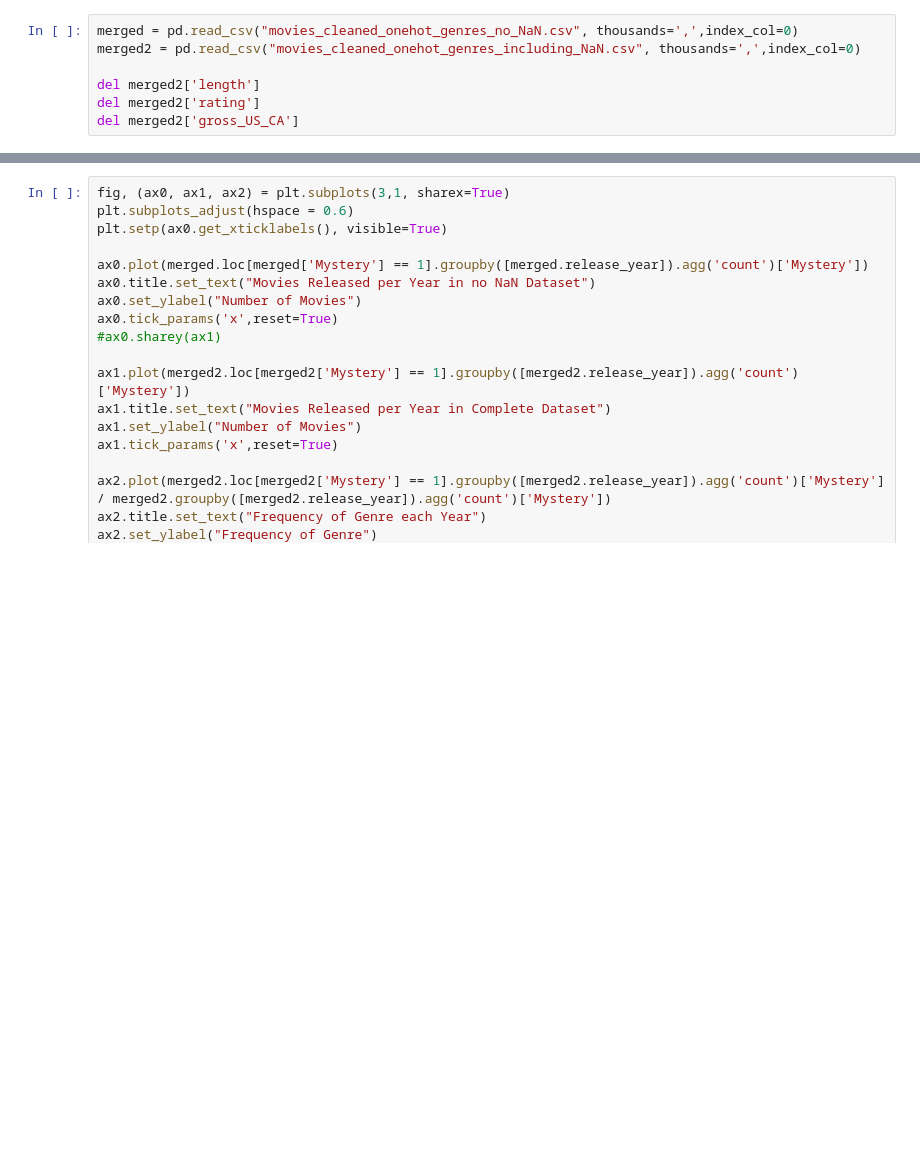
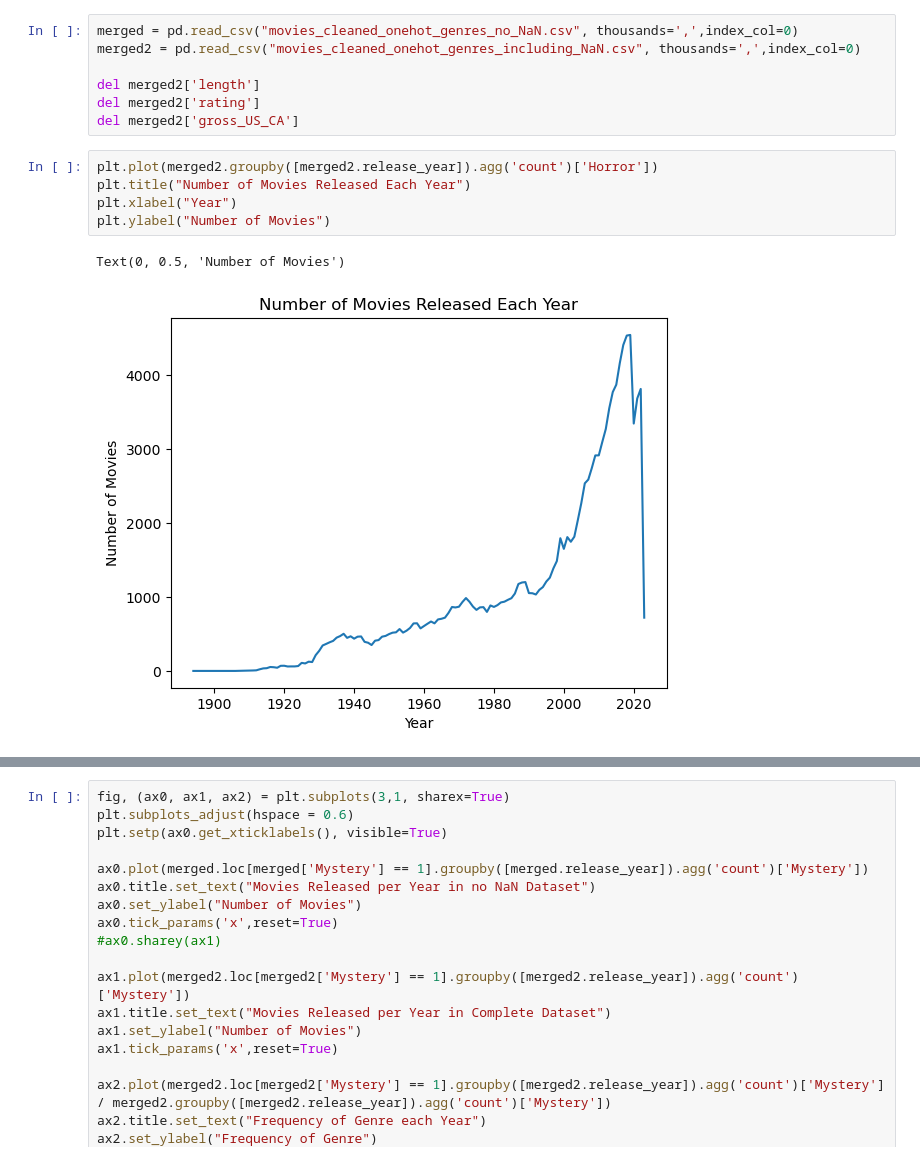
Before and after one commit to Hodgdonc/COS_482_Project, a Jupyter notebook: genre_graphs_final.ipynb, the cells around one changed output, grey strips where cells are left out. Cells and saved outputs as stored; diff of their text form; blank space fills up the shorter version.

```diff
--- a/genre_graphs_final.ipynb
+++ b/genre_graphs_final.ipynb
@@ -8,3 +8,11 @@ merged2 = pd.read_csv("movies_cleaned_onehot_genres_including_NaN.csv", thousand
 del merged2['length']
 del merged2['rating']
 del merged2['gross_US_CA']
+# %%
+plt.plot(merged2.groupby([merged2.release_year]).agg('count')['Horror'])
+plt.title("Number of Movies Released Each Year")
+plt.xlabel("Year")
+plt.ylabel("Number of Movies")
+# %% [output]
+Text(0, 0.5, 'Number of Movies')
+[figure, added]
```
Also changed, not shown: parts of 27 cells of this notebook, 2 other files.
